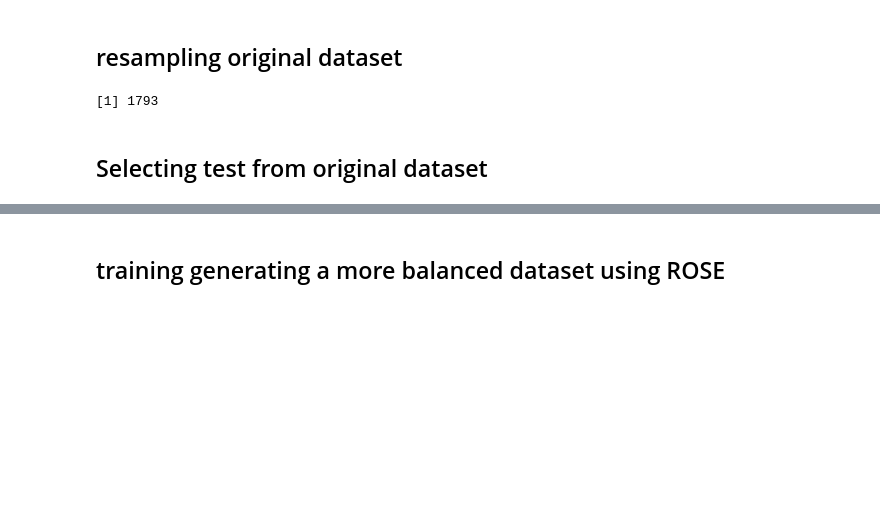
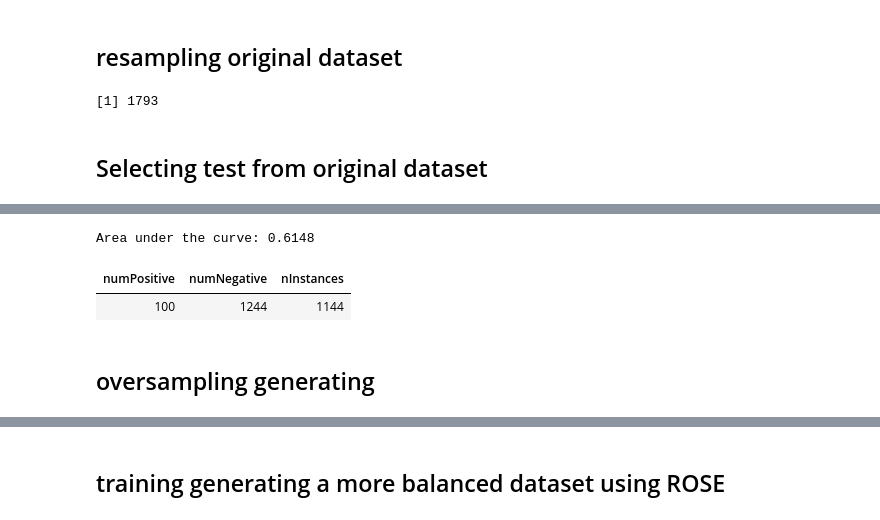
Before and after one commit to ericma007/p1, a Jupyter notebook: notebooks/Hair_Salon_Train_test_partition in R.ipynb, the cells around one changed output, grey strips where cells are left out. Drawn from its saved outputs; the diff is of its cells as text; code cells hidden in the pictures; blank space fills up the shorter version.

```diff
--- a/notebooks/Hair_Salon_Train_test_partition in R.ipynb
+++ b/notebooks/Hair_Salon_Train_test_partition in R.ipynb
@@ -287,0 +260,17 @@ table(test$noshowflag)/nrow(test)*100
+# %%
+set.seed(10000)
+mod1 <- randomForest(noshowflag ~., data=train)
+auc1 <- pROC::auc(test$noshowflag, factor(predict(mod1,newdata=test),levels=sort(unique(predict(mod1,newdata=test))),ordered=TRUE))
+auc1
+# %% [output]
+Area under the curve: 0.6148
+# %%
+numPositive <- length(which(train$noshowflag == 1))
+numNegative <- length(which(train$noshowflag == 0))
+nInstances <- numNegative - numPositive
+cbind(numPositive=numPositive,numNegative=numNegative,nInstances=nInstances)
+# %% [output]
+| numPositive | numNegative | nInstances |
+| 100 | 1244 | 1144 |
+# %% [markdown]
+## oversampling generating
```
Also changed, not shown: parts of 21 cells of this notebook, 3 other files.
